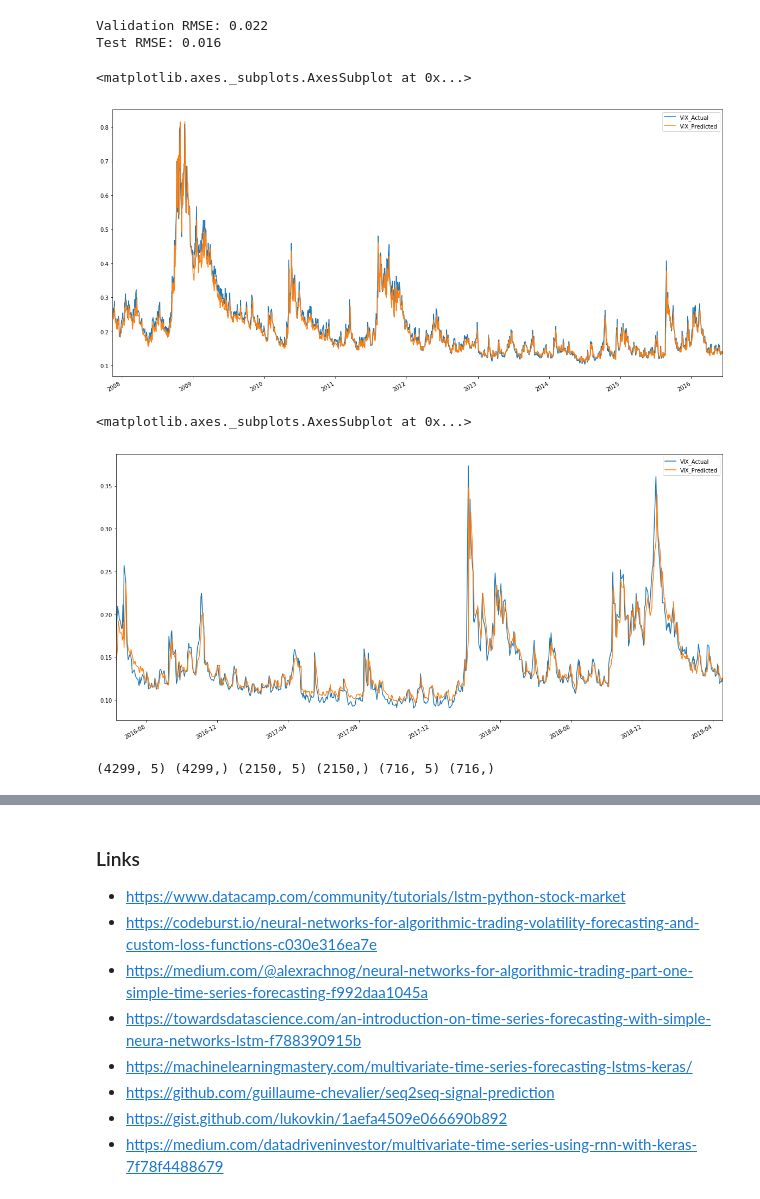
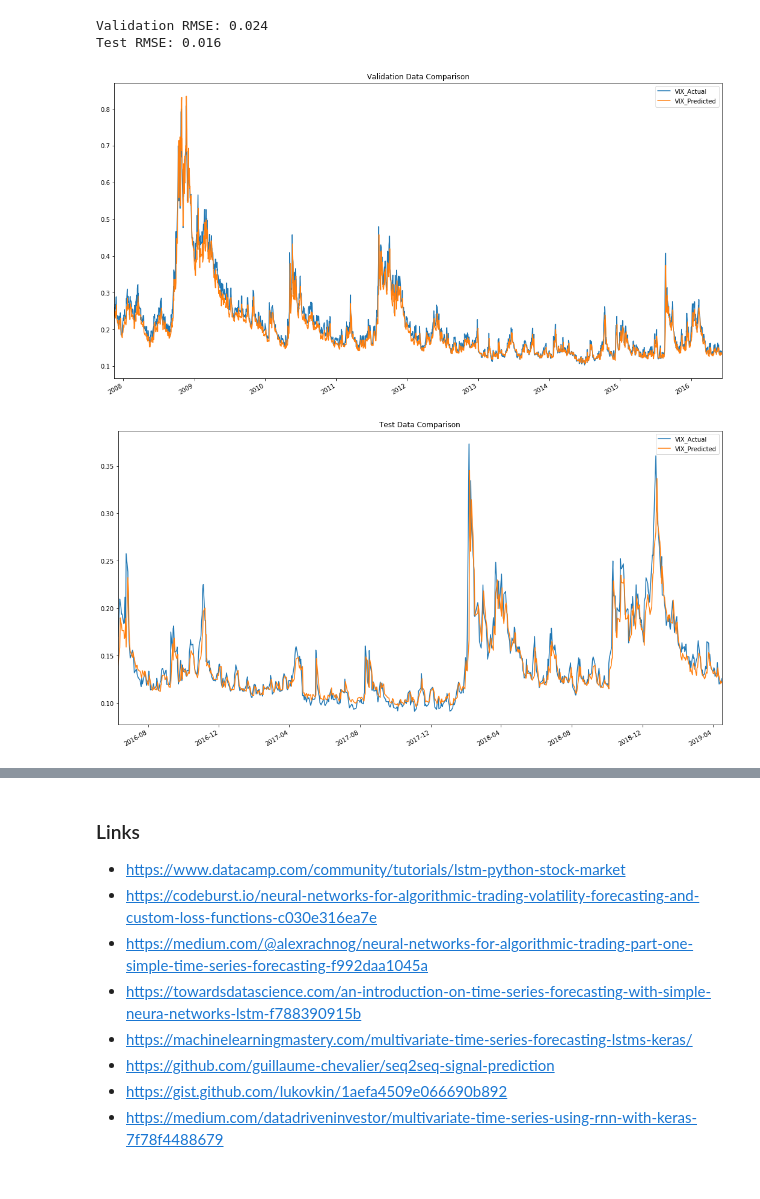
Before and after one commit to auto-d1dact/Trading, a Jupyter notebook: Research/Deep Learning Approach to Volatility Forecasting V2.ipynb, the cells around one changed output, grey strips where cells are left out. Saved outputs shown, nothing was run; the diff lists cells and outputs as text; code cells hidden in the pictures.

```diff
--- a/Research/Deep Learning Approach to Volatility Forecasting V2.ipynb
+++ b/Research/Deep Learning Approach to Volatility Forecasting V2.ipynb
@@ -179,27 +219,0 @@ Epoch 00100: val_loss did not improve from 0.01366
-# %%
-# make a prediction
-yhat_validation = model.predict(validation_x).reshape(validation_y.shape)
-yhat_test = model.predict(test_x).reshape(test_y.shape)
-
-# calculate RMSE
-rmse_validation = np.sqrt(mean_squared_error(validation_y, yhat_validation))
-rmse_test = np.sqrt(mean_squared_error(test_y, yhat_test))
-print('Validation RMSE: %.3f' % rmse_validation)
-print('Test RMSE: %.3f' % rmse_test)
-# %% [output]
-Validation RMSE: 0.022
-Test RMSE: 0.016
-# %%
-validation_performance = pd.DataFrame({'VIX_Actual': validation_y,
-                                       'VIX_Predicted': yhat_validation}).set_index(validation.index).shift(1).dropna()
-validation_performance.plot(figsize = (20,10))
-# %% [output]
-<matplotlib.axes._subplots.AxesSubplot at 0x...>
-[figure, removed]
-# %%
-test_performance = pd.DataFrame({'VIX_Actual': test_y,
-                                 'VIX_Predicted': yhat_test}).set_index(test.index).shift(1).dropna()
-test_performance.plot(figsize = (20,10))
-# %% [output]
-<matplotlib.axes._subplots.AxesSubplot at 0x...>
-[figure, removed]
@@ -212,17 +220,7 @@ simplenn = simplenn.dropna()
-# %%
-# Splitting Data into Training, Validation, and Test sets
-train_mlp = simplenn.iloc[:round(len(simplenn)*train_pct),:]
-validation_mlp = simplenn.iloc[len(train_mlp):len(train_mlp) + round(len(simplenn)*validation_pct), :]
-test_mlp = simplenn[simplenn.index > validation_mlp.index[-1]]
-
-# Since all features are between -1 and 1 by definition, normalization is unnecessary
-
-# Splitting into input and outputs
-train_mlp_x, train_mlp_y = train_mlp.values[:, :-1], train_mlp.values[:, -1]
-validation_mlp_x, validation_mlp_y = validation_mlp.values[:, :-1], validation_mlp.values[:, -1]
-test_mlp_x, test_mlp_y = test_mlp.values[:, :-1], test_mlp.values[:, -1]
-
-# No need to reshape
-print(train_mlp_x.shape, train_mlp_y.shape, validation_mlp_x.shape, validation_mlp_y.shape, test_mlp_x.shape, test_mlp_y.shape)
-# %% [output]
-(4299, 5) (4299,) (2150, 5) (2150,) (716, 5) (716,)
+# %%
+model_evaluation(model, validation, test, validation_x, validation_y, test_x, test_y, rnn = True)
+# %% [output]
+Validation RMSE: 0.024
+Test RMSE: 0.016
+[figure, added]
+[figure, added]
```
Also changed, not shown: parts of 15 cells of this notebook, 2 other files.
